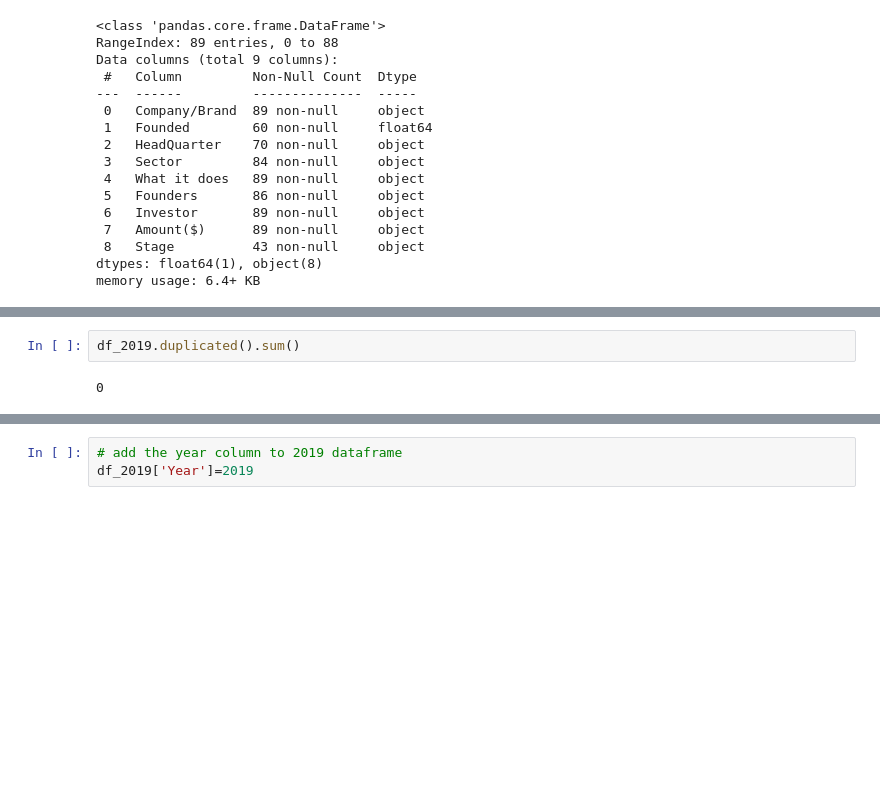
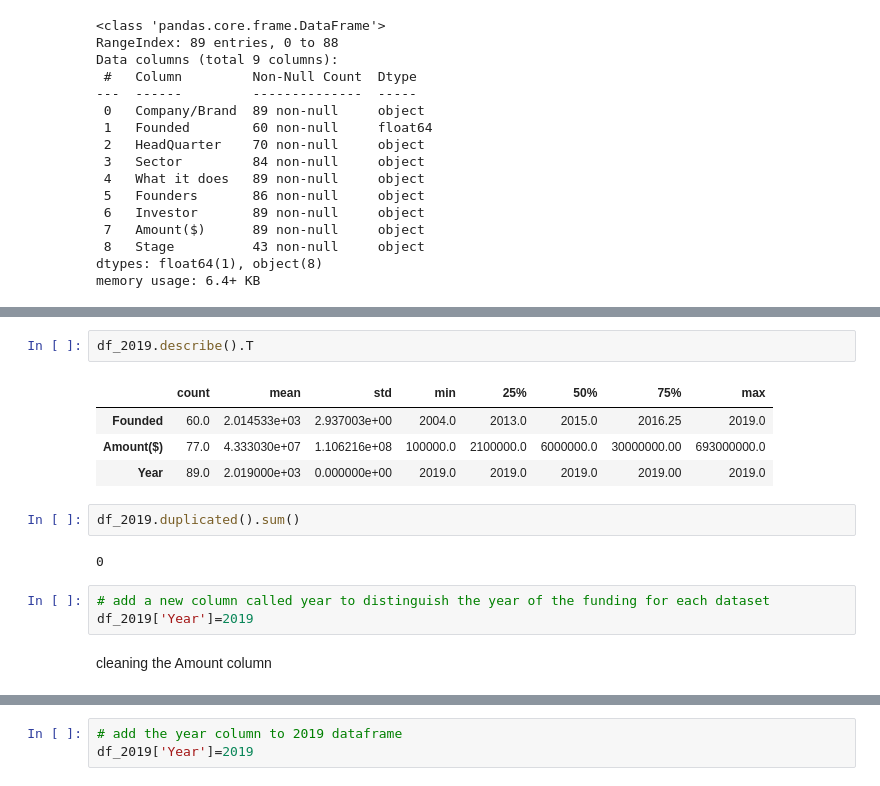
Before and after one commit to zeemanzak/Hypothesis-Testing-and-Eda-on-Indian-Startups-Ecosystem, a Jupyter notebook: notebooks/main.ipynb, the cells around one changed output, grey strips where cells are left out. Cells and saved outputs as stored; diff of their text form; blank space fills up the shorter version.

```diff
--- a/notebooks/main.ipynb
+++ b/notebooks/main.ipynb
@@ -981,7 +989,19 @@ df_2019
 | 87 | Spinny | 2015.0 | Delhi | Automobile | Online car retailer | Niraj Singh, Ramanshu Mahaur, Gan... | Norwest Venture Partners, General... | $50,000,000 | NaN |
 | 88 | Ess Kay Fincorp | NaN | Rajasthan | Banking | Organised Non-Banking Finance Com... | Rajendra Setia | TPG, Norwest Venture Partners, Ev... | $33,000,000 | NaN |
 89 rows × 9 columns
+# %%
+df_2019.describe().T
+# %% [output]
+|  | count | mean | std | min | 25% | 50% | 75% | max |
+| Founded | 60.0 | 2.014533e+03 | 2.937003e+00 | 2004.0 | 2013.0 | 2015.0 | 2016.25 | 2019.0 |
+| Amount($) | 77.0 | 4.333030e+07 | 1.106216e+08 | 100000.0 | 2100000.0 | 6000000.0 | 30000000.00 | 693000000.0 |
+| Year | 89.0 | 2.019000e+03 | 0.000000e+00 | 2019.0 | 2019.0 | 2019.0 | 2019.00 | 2019.0 |
 # %%
 df_2019.duplicated().sum()
 # %% [output]
 0
+# %%
+# add a new column called year to distinguish the year of the funding for each dataset
+df_2019['Year']=2019
+# %% [markdown]
+cleaning the Amount column
```
Also changed, not shown: parts of 28 cells of this notebook.
